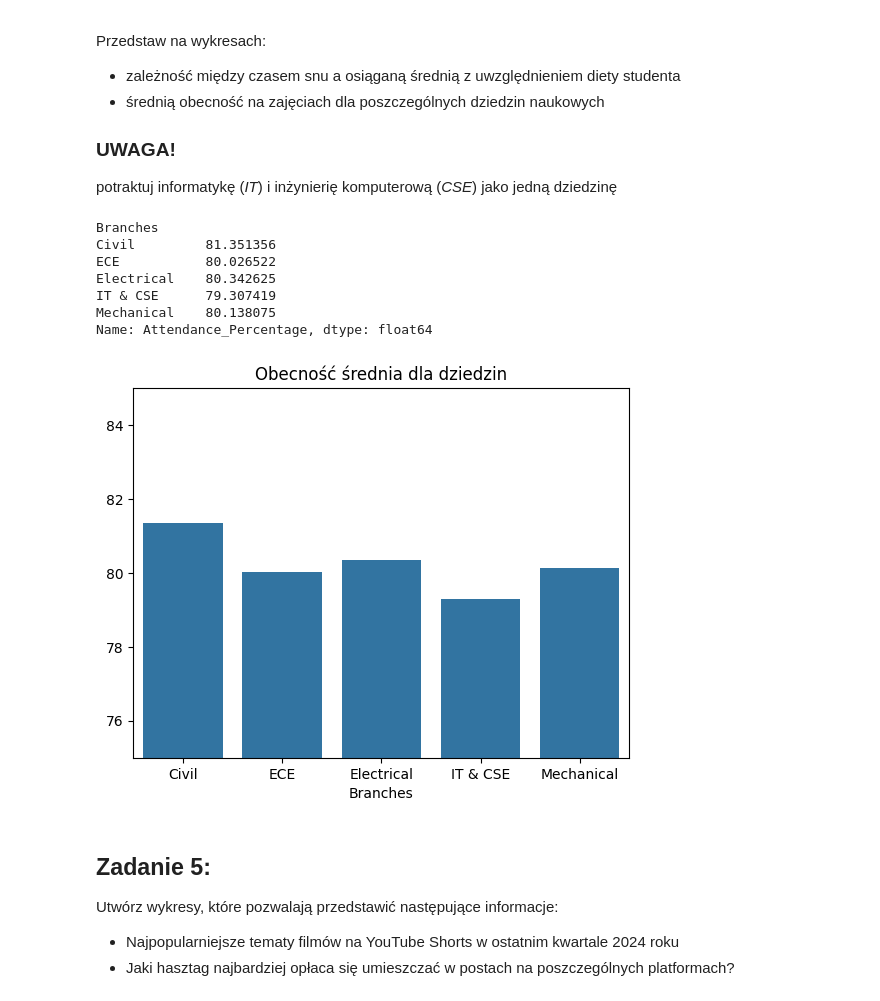
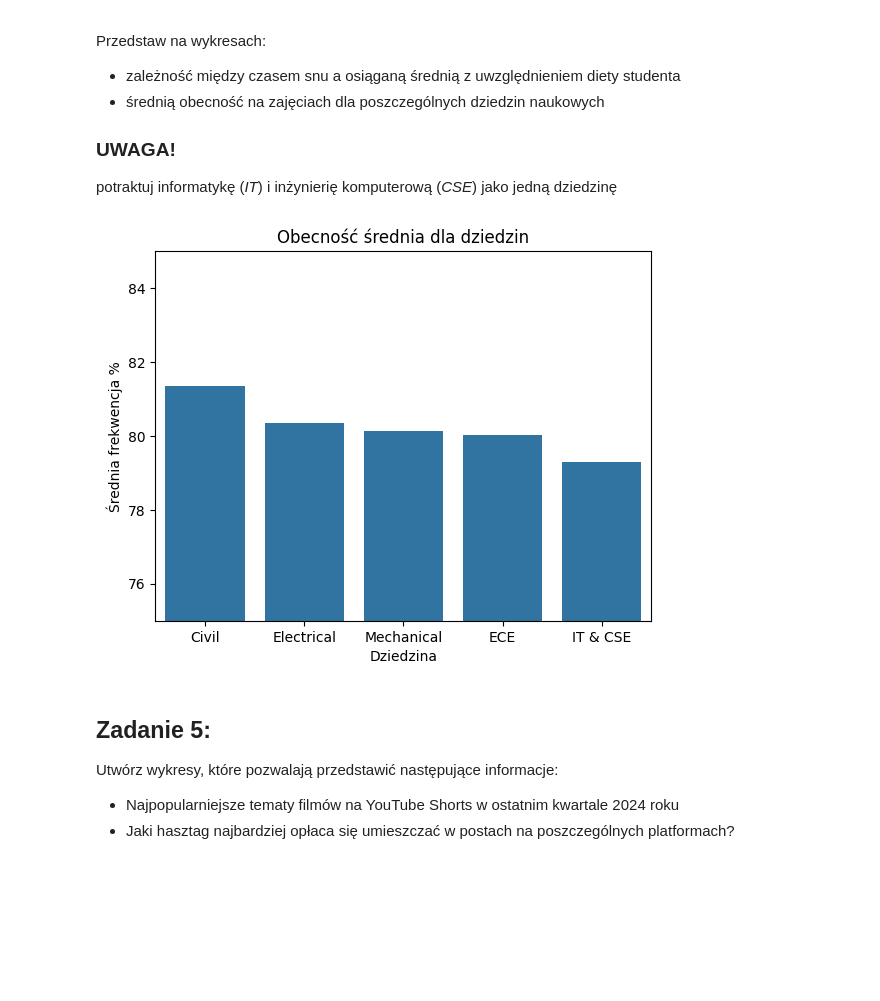
Before and after one commit to Zajecia-na-PWr-LR/lista-1-Oliwier2903, a Jupyter notebook: UczenieMaszynowe_25_26_Lista1.ipynb, the cells around one changed output. Cells and saved outputs as stored; diff of their text form; code cells hidden in the pictures; blank space fills up the shorter version.

```diff
--- a/UczenieMaszynowe_25_26_Lista1.ipynb
+++ b/UczenieMaszynowe_25_26_Lista1.ipynb
@@ -150,34 +151,30 @@ potraktuj informatykę (*IT*) i inżynierię komputerową (*CSE*) jako jedną dz
 # %%
 cdf = df.copy()
 
-sns.scatterplot(data=cdf, x="Sleep_Hours", y="CGPA", hue="Diet_Type", style="Diet_Type", s=30)
+sns.scatterplot(data=cdf, x="Sleep_Hours", y="CGPA", hue="Diet_Type", style="Diet_Type", alpha=0.7, s=30)
 plt.title("Zależność czasu snu do średniej uwzględniając dietę studenta")
+plt.xlabel("Ilość godzin snu")
+plt.ylabel("Średnia")
+plt.legend(title="Typ diety")
 plt.savefig("cgpa_to_sleep_hours.png", dpi=150)
 
-cdf["Branches"] = df["Branch"].replace({
+cdf["Branches"] = cdf["Branch"].replace({
     "IT" : "IT & CSE",
     "CSE" : "IT & CSE"
 })
 
-cdf = cdf.groupby("Branches")["Attendance_Percentage"].mean()
-
-print(cdf)
+cdf = cdf.groupby("Branches")["Attendance_Percentage"].mean().sort_values(ascending=False)
 
 plt.clf()
 
 sns.barplot(x=cdf.index, y=cdf.values)
 plt.title("Obecność średnia dla dziedzin")
+plt.xlabel("Dziedzina")
+plt.ylabel("Średnia frekwencja %")
 plt.ylim(75, 85)
 plt.savefig("Attendance_by_branches.png", dpi=150)
 # %% [output]
-Branches
-Civil         81.351356
-ECE           80.026522
-Electrical    80.342625
-IT & CSE      79.307419
-Mechanical    80.138075
-Name: Attendance_Percentage, dtype: float64
-[figure, old version]
+[figure, new version]
 # %% [markdown]
 ## Zadanie 5:
 Utwórz wykresy, które pozwalają przedstawić następujące informacje:
```
Also changed, not shown: parts of 4 cells of this notebook.
